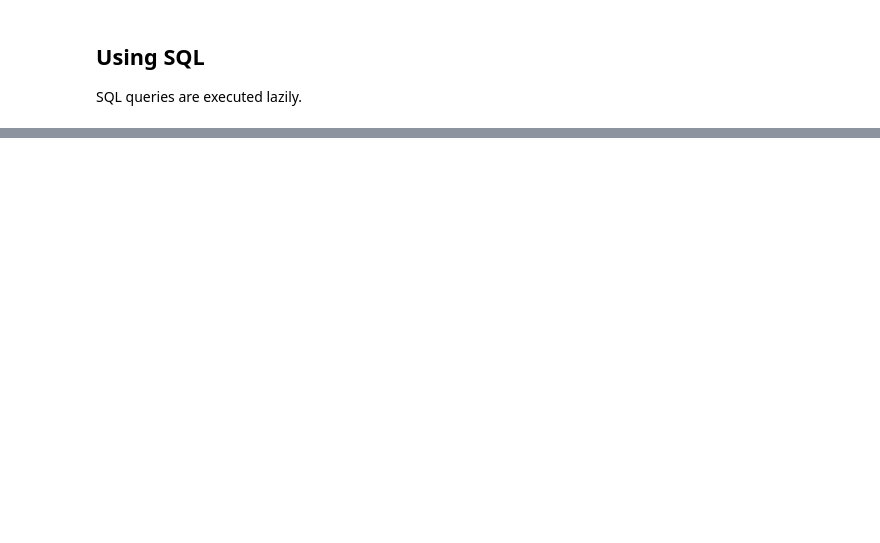
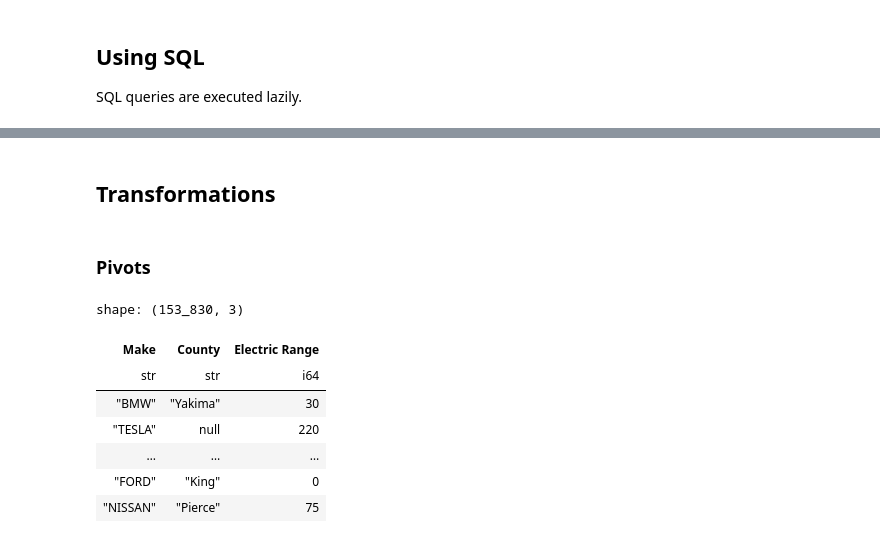
Before and after one commit to Gauss-PWr/data-manipulation-tutorials, a Jupyter notebook: polars.ipynb, the cells around one changed output, grey strips where cells are left out. Saved outputs shown, nothing was run; the diff lists cells and outputs as text; code cells hidden in the pictures; blank space fills up the shorter version.

```diff
--- a/polars.ipynb
+++ b/polars.ipynb
@@ -297,3 +343,18 @@ shape: (3, 17)
 | "SALKP9F4XP" | "King" | "Seattle" | "WA" | 98112 | 2023 | "LAND ROVER" | "RANGE ROVER" | "Plug-in Hybrid… | ... |
 | "SALKP9F40P" | "Chelan" | "Wenatchee" | "WA" | 98801 | 2023 | "LAND ROVER" | "RANGE ROVER" | "Plug-in Hybrid… | ... |
 | "SALKP9F44P" | "King" | "Issaquah" | "WA" | 98029 | 2023 | "LAND ROVER" | "RANGE ROVER" | "Plug-in Hybrid… | ... |
+# %% [markdown]
+## Transformations
+# %% [markdown]
+### Pivots
+# %%
+cars_pl.select("Make", "County", "Electric Range")
+# %% [output]
+shape: (153_830, 3)
+| Make | County | Electric Range |
+| str | str | i64 |
+| "BMW" | "Yakima" | 30 |
+| "TESLA" | null | 220 |
+| … | … | … |
+| "FORD" | "King" | 0 |
+| "NISSAN" | "Pierce" | 75 |
```
Also changed, not shown: parts of 17 cells of this notebook.
